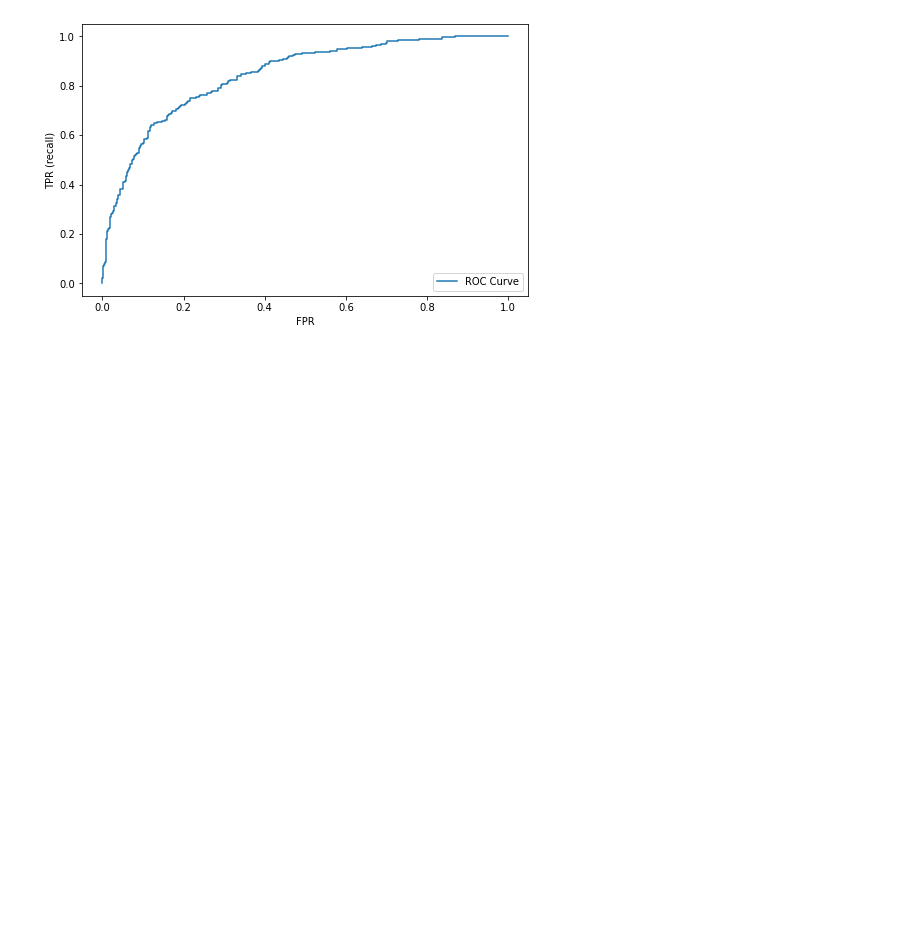
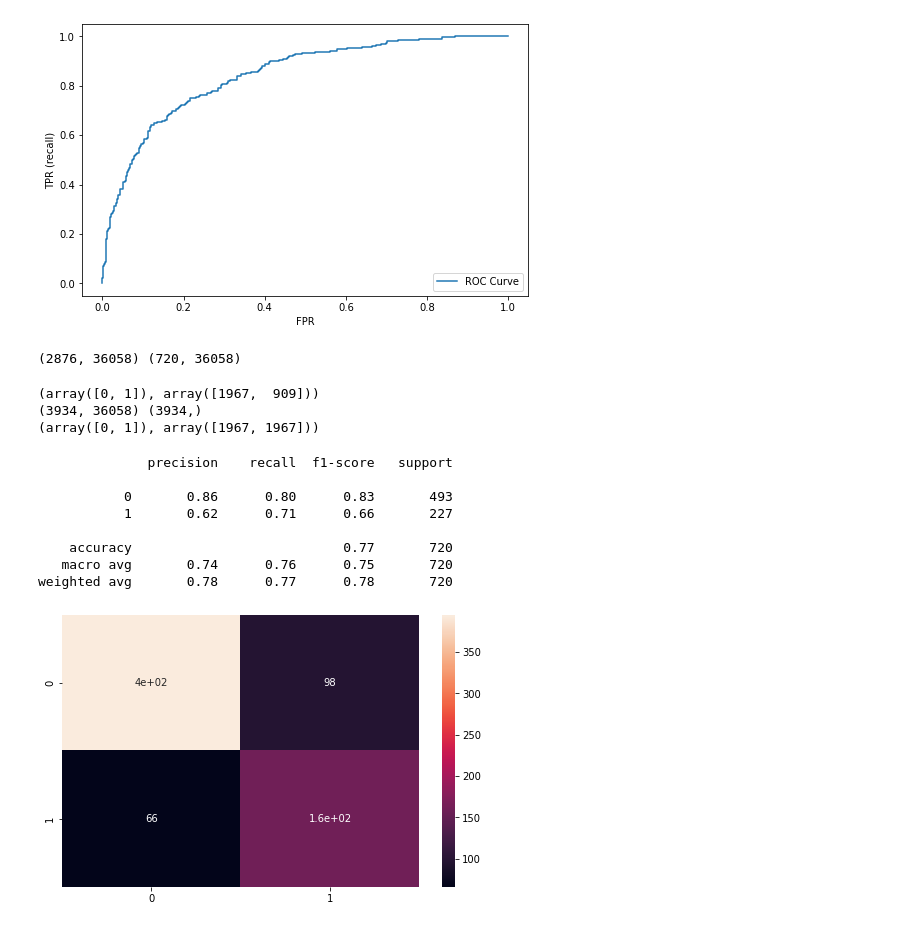
Before and after one commit to AmirHoseein99/Persian_NLP_Task, a Jupyter notebook: NLP_Task.ipynb, the cells around one changed output. Cells and saved outputs as stored; diff of their text form; code cells hidden in the pictures; blank space fills up the shorter version.

Commit message:
Use Smote with new preprocessing Approach

```diff
--- a/NLP_Task.ipynb
+++ b/NLP_Task.ipynb
@@ -2848,3 +2848,46 @@ _= plt.legend(loc=4)
 # %% [output]
 logesitc Regressin Model AUC is : 0.8433666038191062
 [figure]
+# %%
+X_train, X_test, y_train, y_test = train_test_split(labeled_data.text.to_numpy(), labeled_data.label.to_numpy(), test_size = 0.2, random_state=42, stratify=labeled_data.label.to_numpy())
+
+tfidf = TfidfVectorizer(analyzer='char_wb', ngram_range=(2,5))
+X_train = tfidf.fit_transform(X_train).toarray()
+train_vocab = len(tfidf.vocabulary_)
+
+X_test = tfidf.transform(X_test).toarray()
+test_vocab = len(tfidf.vocabulary_)
+
+print(X_train.shape, X_test.shape)
+# %% [output]
+(2876, 36058) (720, 36058)
+# %%
+from imblearn.over_sampling import SMOTE
+oversample = SMOTE()
+
+print(np.unique(y_train, return_counts=True))
+smote_os_X_train, smote_os_y_train = oversample.fit_resample(X_train, y_train)
+print(smote_os_X_train.shape, smote_os_y_train.shape)
+print(np.unique(smote_os_y_train, return_counts=True))
+# %% [output]
+(array([0, 1]), array([1967,  909]))
+(3934, 36058) (3934,)
+(array([0, 1]), array([1967, 1967]))
+# %%
+lr_model = LogisticRegression()
+lr_model.fit(smote_os_X_train, smote_os_y_train)
+lr_preds = lr_model.predict(X_test)
+# %%
+_ =  plt.figure(figsize=(8, 5))
+_ = sns.heatmap(confusion_matrix(y_test,  lr_preds), annot=True)
+print(classification_report(y_test.reshape(-1),  lr_preds))
+# %% [output]
+              precision    recall  f1-score   support
+
+           0       0.86      0.80      0.83       493
+           1       0.62      0.71      0.66       227
+
+    accuracy                           0.77       720
+   macro avg       0.74      0.76      0.75       720
+weighted avg       0.78      0.77      0.78       720
+[figure, added]
```
Also changed, not shown: parts of 1 cell of this notebook.
